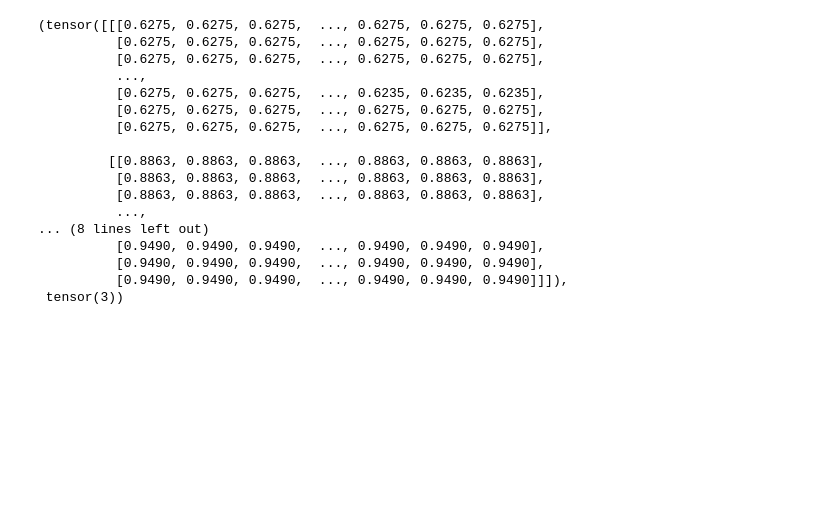
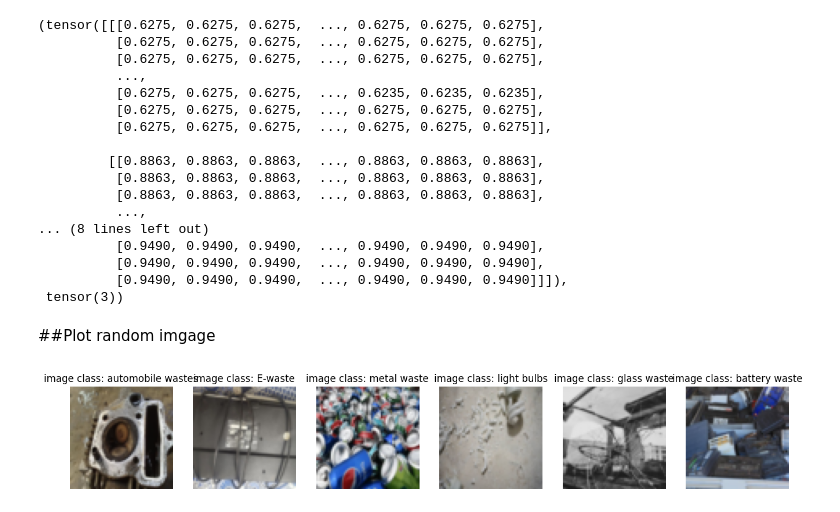
Before and after one commit to Imran1hp/Waste-Cassification, a Jupyter notebook: Waste_classification.ipynb, the cells around one changed output. Drawn from its saved outputs; the diff is of its cells as text; code cells hidden in the pictures; blank space fills up the shorter version.

Commit message:
plot the loaded img

```diff
--- a/Waste_classification.ipynb
+++ b/Waste_classification.ipynb
@@ -275,3 +276,38 @@ train_feature_batch[31] , train_label_batch[31]
           [0.9490, 0.9490, 0.9490,  ..., 0.9490, 0.9490, 0.9490],
           [0.9490, 0.9490, 0.9490,  ..., 0.9490, 0.9490, 0.9490]]]),
  tensor(3))
+# %% [markdown]
+##Plot random imgage
+# %%
+import torch
+def plot_rand_img(data:torch.utils.data.Dataset , n:int,
+                  classes:list , seed:int = None ):
+
+
+  if (n >6):
+    n = 6
+    print("For display perpass we are making the n = 6")
+  if seed:
+    random.seed(seed)
+
+
+
+  rand_idx = random.sample(range(len(data)), k =n)
+
+  plt.figure(figsize=(16,7))
+
+  for i , targ_idx , in enumerate(rand_idx):
+    targ_img , targ_label = data[targ_idx][0],data[targ_idx][1]
+
+    img_premute = targ_img.permute(1,2,0).numpy()
+
+    plt.subplot(1, n ,i+1)
+
+    plt.imshow(img_premute)
+
+    plt.title(f"image class: {classes[targ_label]}")
+    plt.axis(False)
+# %%
+plot_rand_img(data=train_data , n = 6 , classes = class_names , seed=42)
+# %% [output]
+[figure, added]
```
Also changed, not shown: parts of 1 cell of this notebook.
